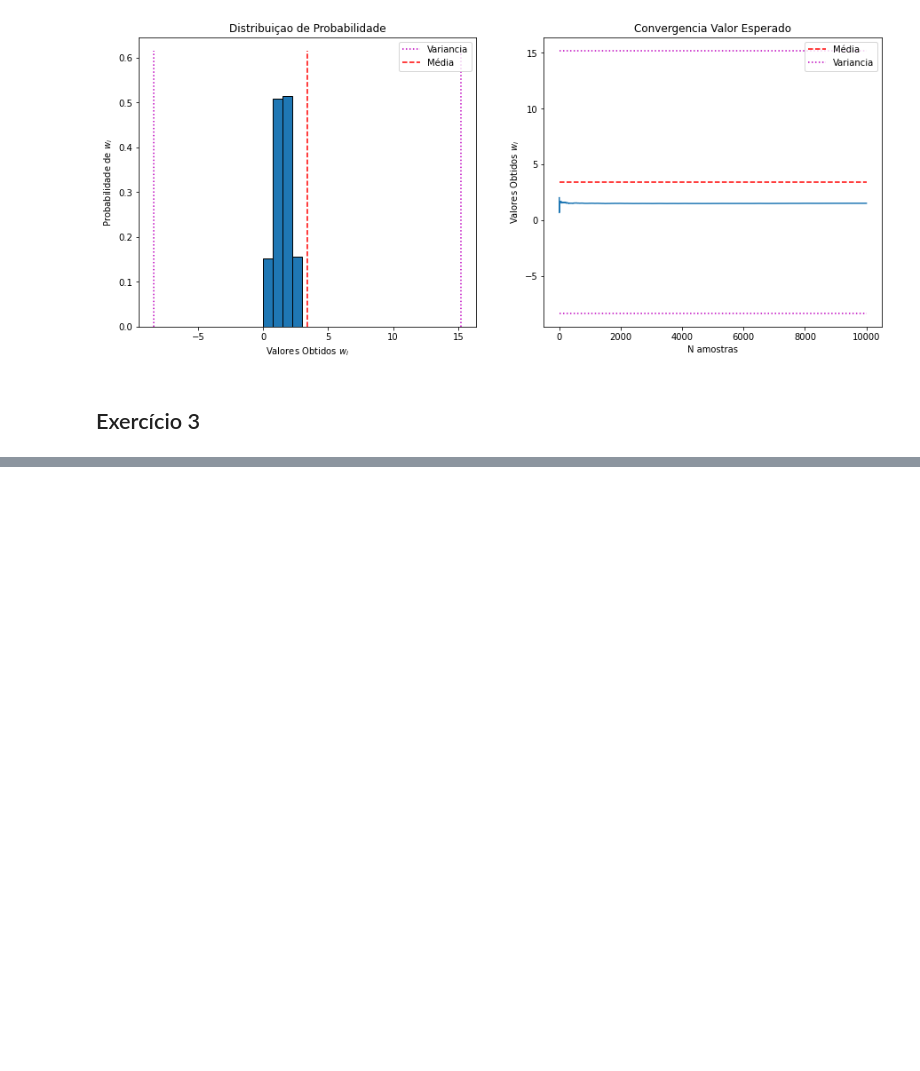
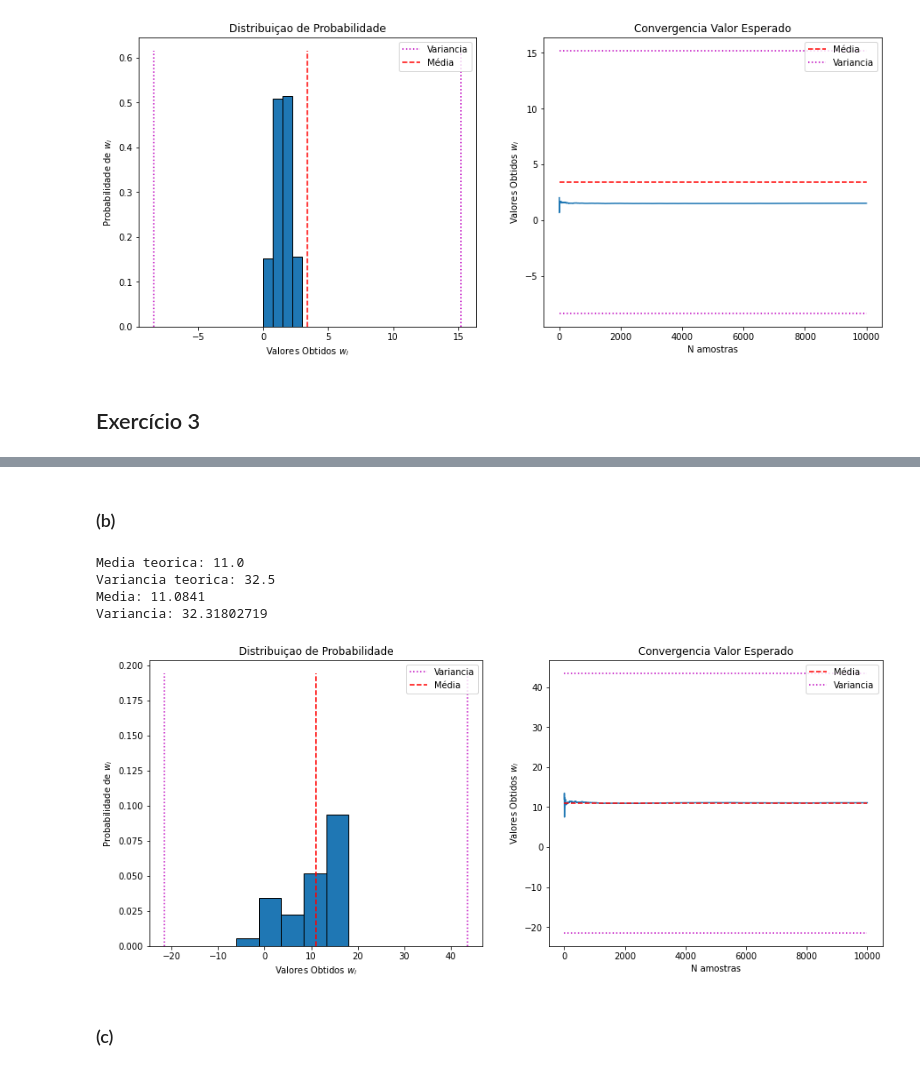
Before and after one commit to jorgesalhani/Statistics, a Jupyter notebook: Topics/T02/Lista2-Solved.ipynb, the cells around one changed output, grey strips where cells are left out. Cells and saved outputs as stored; diff of their text form; code cells hidden in the pictures; blank space fills up the shorter version.

```diff
--- a/Topics/T02/Lista2-Solved.ipynb
+++ b/Topics/T02/Lista2-Solved.ipynb
@@ -230,0 +278,53 @@ Variancia: 0.71336864
+# %% [markdown]
+### (b)
+# %%
+def sampleEx3_b(N):
+  values = []
+  valuesConvergence = []
+  valueConvergence = 0
+  for i in range(1,N+1):
+    value = 0
+    for j in range(2):
+      r = np.random.random()
+      if r < 1/6: value += -3
+      if r >= 1/6 and r < 4/6: value += 6
+      if r >= 4/6: value += 9
+    values.append(value)
+    valueConvergence += value
+    valuesConvergence.append(valueConvergence / i)
+    # print(value, valueConvergence)
+  print("Media: {}".format(np.mean(values)))
+  print('Variancia: {}'.format(np.var(values)))
+  return {
+    "values": values,
+    "meanExp": np.mean(values),
+    "varExp": np.var(values),
+    "valuesConvergence": valuesConvergence
+  }
+# %%
+N = 10000
+nBins = 5
+xPx = [
+  (-6, (1/6)*(1/6)),
+  (3, 2*(1/6)*(1/2)),
+  (6, 2*(1/3)*(1/6)),
+  (12, (1/2)*(1/2)),
+  (15, 2*(1/2)*(1/3)),
+  (18, (1/3)*(1/3))
+]
+E = expectedValue(xPx)
+print(f'Media teorica: {E}')
+V = variance(xPx)
+print('Variancia teorica: {}'.format(V.get('variance')))
+
+sample = sampleEx3_b(N)
+
+plotGraphs(N, nBins, sample, teorical=V)
+# %% [output]
+Media teorica: 11.0
+Variancia teorica: 32.5
+Media: 11.0841
+Variancia: 32.31802719
+[figure, added]
+# %% [markdown]
+### (c)
```
Also changed, not shown: parts of 8 cells of this notebook.
